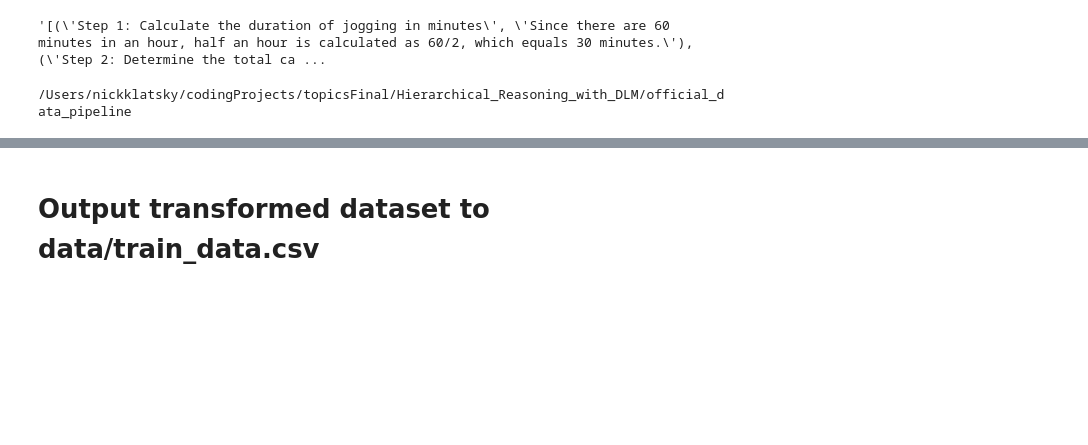
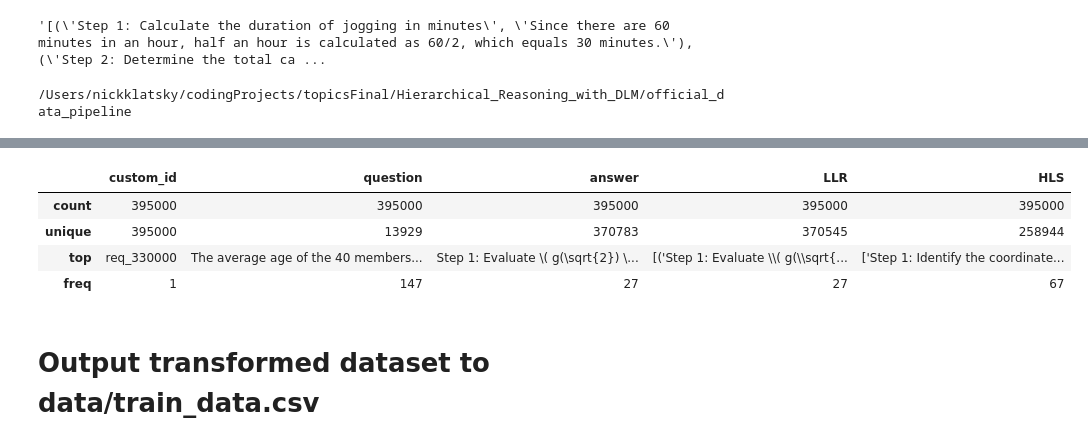
Before and after one commit to Adam-Lalani/Hierarchical_Reasoning_with_DLM, a Jupyter notebook: official_data_pipeline/pipeline.ipynb, the cells around one changed output, grey strips where cells are left out. Drawn from its saved outputs; the diff is of its cells as text; code cells hidden in the pictures; blank space fills up the shorter version.

Commit message:
reformatted data pipeline

```diff
--- a/official_data_pipeline/pipeline.ipynb
+++ b/official_data_pipeline/pipeline.ipynb
@@ -40,6 +40,14 @@ df.head()
 | 2 | req_330002 | Billy weighs 9 pounds more than B... | Step 1: Determine Brad's weight b... | [("Step 1: Determine Brad's weigh... | ["Step 1: Determine Brad's weight... |
 | 3 | req_330003 | Simon and Peter have a big stamp ... | Step 1: Calculate the total amoun... | [('Step 1: Calculate the total am... | ['Step 1: Calculate the total amo... |
 | 4 | req_330004 | A small zoo houses a variety of 6... | Step 1: Determine the initial num... | [('Step 1: Determine the initial ... | ['Step 1: Determine the initial n... |
+# %%
+df.describe()
+# %% [output]
+|  | custom_id | question | answer | LLR | HLS |
+| count | 395000 | 395000 | 395000 | 395000 | 395000 |
+| unique | 395000 | 13929 | 370783 | 370545 | 258944 |
+| top | req_330000 | The average age of the 40 members... | Step 1: Evaluate \( g(\sqrt{2}) \... | [('Step 1: Evaluate \\( g(\\sqrt{... | ['Step 1: Identify the coordinate... |
+| freq | 1 | 147 | 27 | 27 | 67 |
 # %%
 import pandas as pd
 import torch
@@ -69,9 +77,9 @@ for index, row in df.iterrows():
 
     new_rows.append({"high_level": test_full_HL, "low_level": test_full})
+# %% [markdown]
+# Output transformed dataset to data/train_data.csv
 # %%
 new_df = pd.DataFrame(new_rows)
 new_df.head()
 
 new_df.to_csv('../data/train_data_raw.csv')
-# %% [markdown]
-# Output transformed dataset to data/train_data.csv
```
Also changed, not shown: parts of 15 cells of this notebook, 2 other files.
